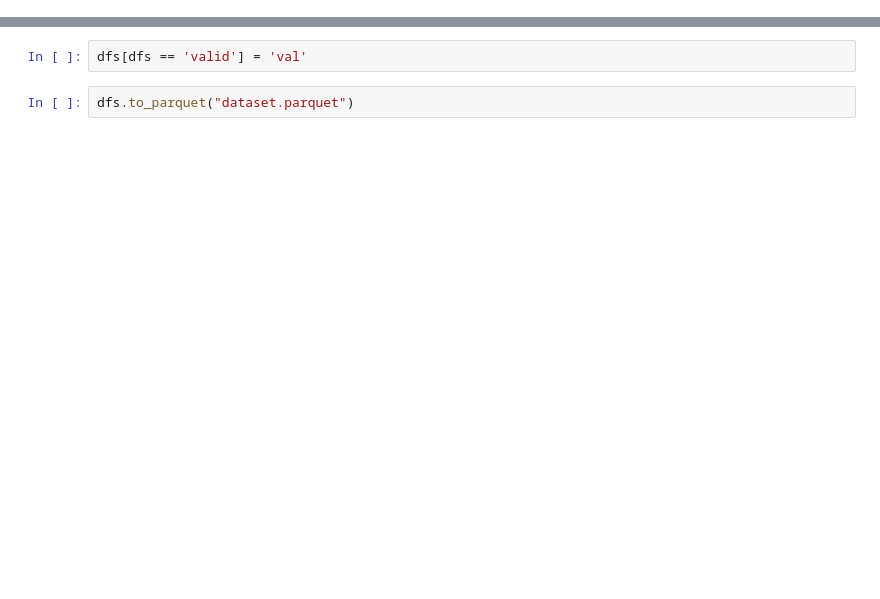
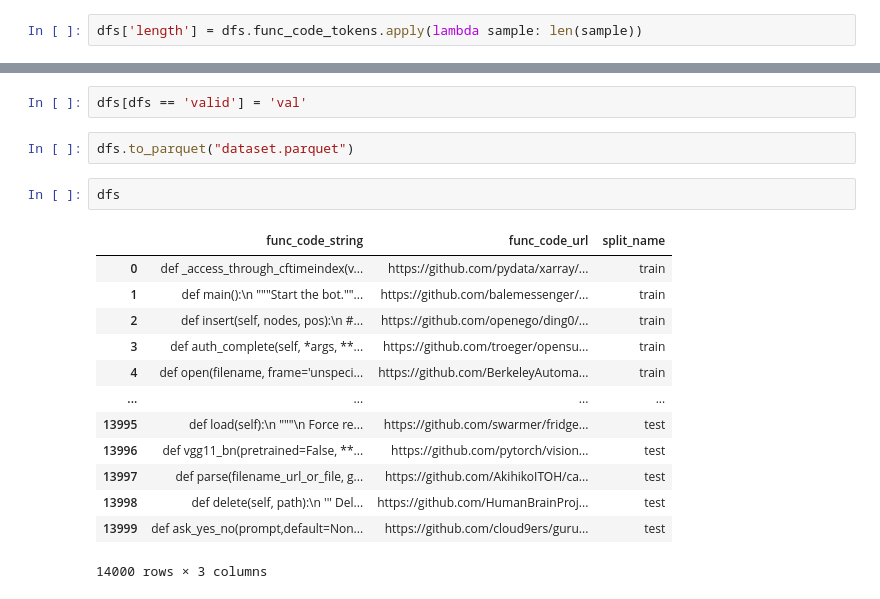
Before and after one commit to DinosaurMauricio/code_intelligence, a Jupyter notebook: dataset_builder.ipynb, the cells around one changed output, grey strips where cells are left out. Drawn from its saved outputs; the diff is of its cells as text; blank space fills up the shorter version.

```diff
--- a/dataset_builder.ipynb
+++ b/dataset_builder.ipynb
@@ -125,0 +134,2 @@ dfs.head()
+# %%
+dfs['length'] = dfs.func_code_tokens.apply(lambda sample: len(sample))
@@ -127,3 +145,19 @@ dfs.head()
 dfs[dfs == 'valid'] = 'val'
 # %%
 dfs.to_parquet("dataset.parquet")
+# %%
+dfs
+# %% [output]
+|  | func_code_string | func_code_url | split_name |
+| 0 | def _access_through_cftimeindex(v... | https://github.com/pydata/xarray/... | train |
+| 1 | def main():\n """Start the bot.""... | https://github.com/balemessenger/... | train |
+| 2 | def insert(self, nodes, pos):\n #... | https://github.com/openego/ding0/... | train |
+| 3 | def auth_complete(self, *args, **... | https://github.com/troeger/opensu... | train |
+| 4 | def open(filename, frame='unspeci... | https://github.com/BerkeleyAutoma... | train |
+| ... | ... | ... | ... |
+| 13995 | def load(self):\n """\n Force re... | https://github.com/swarmer/fridge... | test |
+| 13996 | def vgg11_bn(pretrained=False, **... | https://github.com/pytorch/vision... | test |
+| 13997 | def parse(filename_url_or_file, g... | https://github.com/AkihikoITOH/ca... | test |
+| 13998 | def delete(self, path):\n ''' Del... | https://github.com/HumanBrainProj... | test |
+| 13999 | def ask_yes_no(prompt,default=Non... | https://github.com/cloud9ers/guru... | test |
+14000 rows × 3 columns
```
Also changed, not shown: parts of 4 cells of this notebook, 1 other file.
